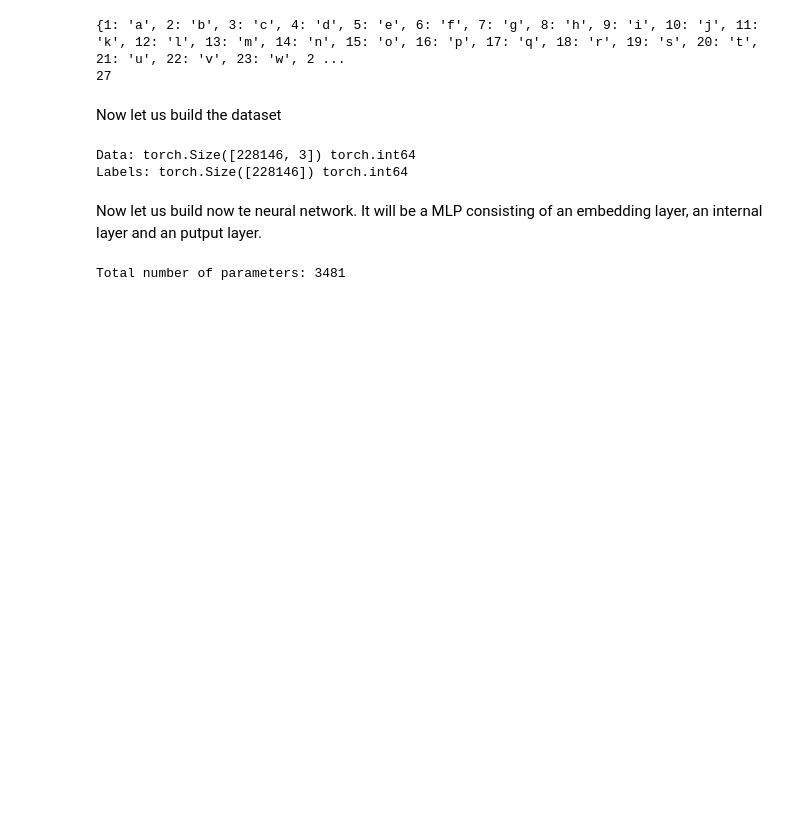
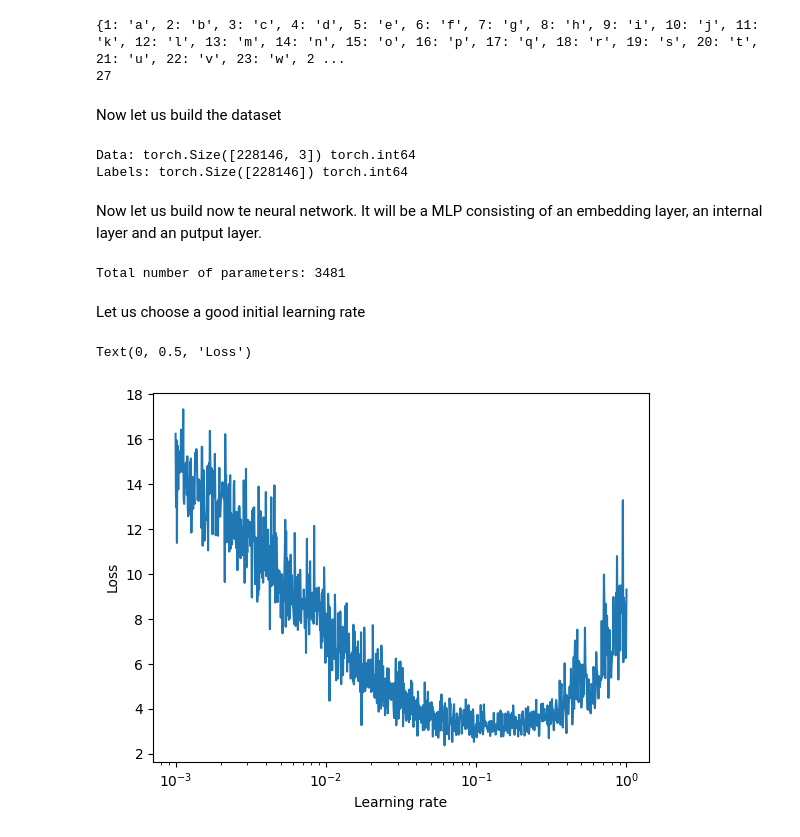
Before and after one commit to bubuloMallone/NeuralNetworksLM, a Jupyter notebook: mlp_names.ipynb, the cells around one changed output. Cells and saved outputs as stored; diff of their text form; code cells hidden in the pictures; blank space fills up the shorter version.

```diff
--- a/mlp_names.ipynb
+++ b/mlp_names.ipynb
@@ -105,3 +106,50 @@ tot_parameters = sum(p.nelement() for p in parameters)
 print(f'Total number of parameters: {tot_parameters}')
 # %% [output]
 Total number of parameters: 3481
+# %% [markdown]
+Let us choose a good initial learning rate
+# %%
+steps = 1000
+lre = torch.linspace(-3, 0, steps)
+lrs = 10**lre
+# plt.plot(lrs)
+# %%
+learning_rate_list = []
+losses = []
+
+for i in range(steps):
+
+  # minibatch construct
+  batch_size = 32
+  idxs = torch.randint(0, num_samples, (batch_size,))   # (num_samples,) --> (batch_size,)
+
+  # forward pass
+  emb = C[X[idxs]]   # (num_samples, block_size, emb_dim) --> (batch_size, block_size, emb_dim)
+  h = torch.tanh(emb.view(-1, block_size * emb_dim) @ W1 + b1)   # (batch_size, hidden_dim)
+  logits = h @ W2 + b2    # (batch_size, alphabet_size)
+  loss = F.cross_entropy(logits, Y[idxs])
+  # print(loss.item())
+
+  # backward pass
+  for p in parameters:
+    p.grad = None
+  loss.backward()
+
+  # update parameters
+  learning_rate = lrs[i]
+  for p in parameters:
+    p.data += -learning_rate * p.grad
+
+  # track stats
+  learning_rate_list.append(learning_rate)
+  losses.append(loss.item())
+
+# print(loss.item())
+# %%
+plt.plot(learning_rate_list, losses)
+plt.xscale('log')
+plt.xlabel('Learning rate')
+plt.ylabel('Loss')
+# %% [output]
+Text(0, 0.5, 'Loss')
+[figure, added]
```
Also changed, not shown: parts of 19 cells of this notebook.
